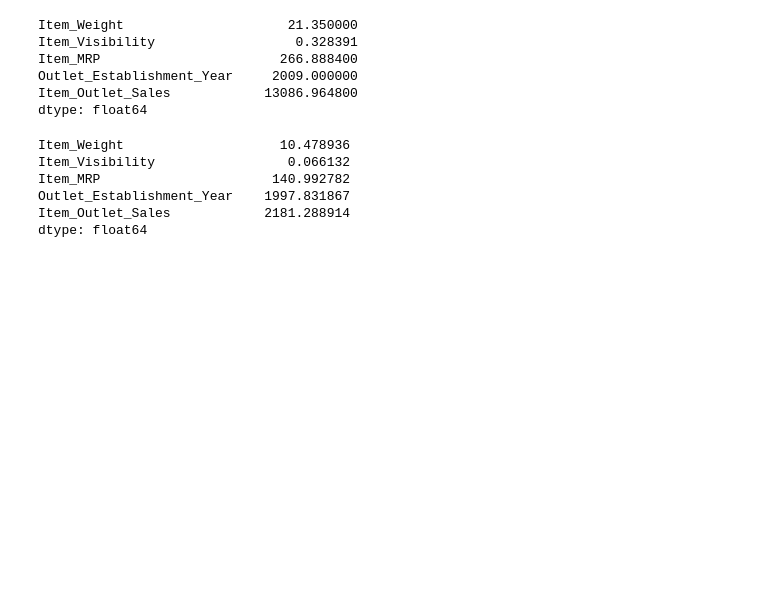
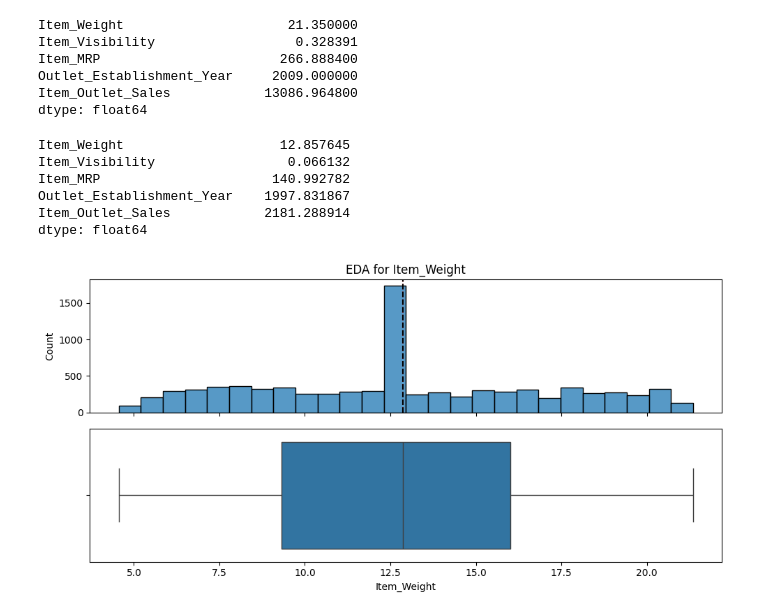
Before and after one commit to InesBouker/sales-predictions, a Jupyter notebook: Untitled4.ipynb, the cells around one changed output. Drawn from its saved outputs; the diff is of its cells as text; code cells hidden in the pictures; blank space fills up the shorter version.

```diff
--- a/Untitled4.ipynb
+++ b/Untitled4.ipynb
@@ -124,6 +131,6 @@ dtype: int64
 # %%
 df['Outlet_Size'] = df['Outlet_Size'].fillna("MISSING")
 # %%
-df['Item_Weight'] = df['Item_Weight'].fillna(-1)
+df['Item_Weight'] = df['Item_Weight'].fillna(df['Item_Weight'].mean())
 # %%
 null_sums = df.isna().sum()
@@ -212,7 +222,7 @@ dtype: float64
 col_means = df[num_cols].mean()
 col_means
 # %% [output]
-Item_Weight                    10.478936
+Item_Weight                    12.857645
 Item_Visibility                 0.066132
 Item_MRP                      140.992782
 Outlet_Establishment_Year    1997.831867
@@ -220,0 +236,29 @@ dtype: float64
+# %%
+def plot_numeric(df,col):
+  """EDA function to plot a histogram and boxplot for the selected column"""
+  ## make the figure and axes sharing the same x-axis
+  fig, axes = plt.subplots(nrows=2, figsize=(10,5), sharex=True)
+
+  ## Use seaborn plots with ax=axes[i]
+  sns.histplot(data=df,x = col,ax = axes[0])
+  mean_value = df[col].mean()
+  axes[0].axvline(mean_value,color='red', ls='--',
+           label=f"Mean Value = ${mean_value:,.2f}",);
+
+  med_value = df[col].median()
+  axes[0].axvline(med_value,color='black', ls='--',
+           label=f"Median Value = ${med_value:,.2f}");
+
+
+  sns.boxplot(data=df, x = col, ax = axes[1])
+
+  ## Updating title of top graph
+  axes[0].set_title(f'EDA for {col}')
+
+  ## Fixing any overlapping labels and showing
+  plt.tight_layout()
+  plt.show()
+# %%
+plot_numeric(df,'Item_Weight')
+# %% [output]
+[figure, added]
```
Also changed, not shown: parts of 19 cells of this notebook.
